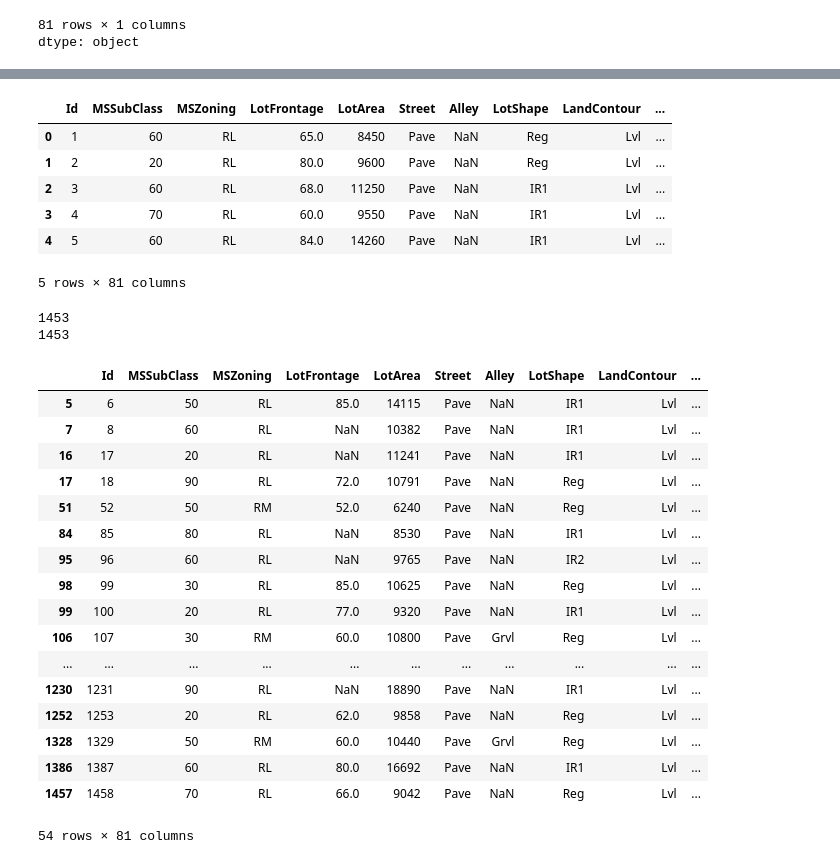
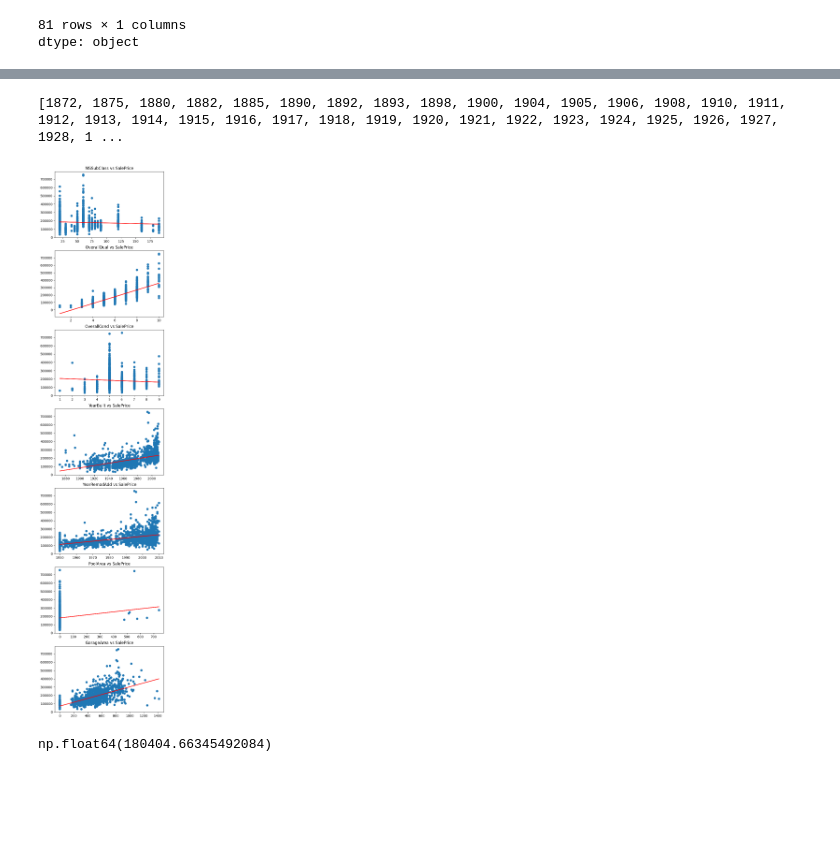
Before and after one commit to WasabiRamen/kaggle-study-house-prices, a Jupyter notebook: house_price.ipynb, the cells around one changed output, grey strips where cells are left out. Cells and saved outputs as stored; diff of their text form; code cells hidden in the pictures; blank space fills up the shorter version.

```diff
--- a/house_price.ipynb
+++ b/house_price.ipynb
@@ -81,41 +76,30 @@ Passing `palette` without assigning `hue` is deprecated and will be removed in v
+# %%
+print(sorted(train.YearBuilt.unique().tolist()))
+# %% [output]
+[1872, 1875, 1880, 1882, 1885, 1890, 1892, 1893, 1898, 1900, 1904, 1905, 1906, 1908, 1910, 1911, 1912, 1913, 1914, 1915, 1916, 1917, 1918, 1919, 1920, 1921, 1922, 1923, 1924, 1925, 1926, 1927, 1928, 1 ...
+# %%
+def viz_skatter(columns, target):
+  num_of_columns = len(columns)
+
+  fig, ax = plt.subplots(nrows=num_of_columns, ncols=1, figsize=(6, 30))
+
+  for i in range(num_of_columns):
+    # 그래프 그리기
+    ax[i].scatter(train[columns[i]], train[target])  # 산점도 찍기
+    m, b = np.polyfit(train[columns[i]], train[target], 1)  # 기울기(m)와 절편(b) 계산
+    ax[i].plot(train[columns[i]], m*train[columns[i]] + b, color='red')  # 회귀선 그리기
+
+    # 그 외것 설정하기
+    ax[i].set_title(f'{columns[i]} vs {target}')  # 타이틀 설정
+
+  plt.show()
+
+columns = ['MSSubClass','OverallQual', 'OverallCond', 'YearBuilt', 'YearRemodAdd', 'PoolArea', 'GarageArea']
+
+viz_skatter(columns, 'SalePrice')
+# %% [output]
+[figure, added]
 # %%
-train[(train.PoolArea == 0)].head(5)
+train[train['PoolArea'] == 0]['SalePrice'].mean()
 # %% [output]
-|  | Id | MSSubClass | MSZoning | LotFrontage | LotArea | Street | Alley | LotShape | LandContour | ... |
-| 0 | 1 | 60 | RL | 65.0 | 8450 | Pave | NaN | Reg | Lvl | ... |
-| 1 | 2 | 20 | RL | 80.0 | 9600 | Pave | NaN | Reg | Lvl | ... |
-| 2 | 3 | 60 | RL | 68.0 | 11250 | Pave | NaN | IR1 | Lvl | ... |
-| 3 | 4 | 70 | RL | 60.0 | 9550 | Pave | NaN | IR1 | Lvl | ... |
-| 4 | 5 | 60 | RL | 84.0 | 14260 | Pave | NaN | IR1 | Lvl | ... |
-5 rows × 81 columns
+np.float64(180404.66345492084)
-# %%
-print(f"""
-{len(train[train.PoolArea == 0])}
-{train.PoolQC.isnull().sum()}
-""")
-# %% [output]
-1453
-1453
-# %%
-train.fillna(np.nan)
-
-train[(train['MiscFeature'].isnull() == False)]
-# %% [output]
-|  | Id | MSSubClass | MSZoning | LotFrontage | LotArea | Street | Alley | LotShape | LandContour | ... |
-| 5 | 6 | 50 | RL | 85.0 | 14115 | Pave | NaN | IR1 | Lvl | ... |
-| 7 | 8 | 60 | RL | NaN | 10382 | Pave | NaN | IR1 | Lvl | ... |
-| 16 | 17 | 20 | RL | NaN | 11241 | Pave | NaN | IR1 | Lvl | ... |
-| 17 | 18 | 90 | RL | 72.0 | 10791 | Pave | NaN | Reg | Lvl | ... |
-| 51 | 52 | 50 | RM | 52.0 | 6240 | Pave | NaN | Reg | Lvl | ... |
-| 84 | 85 | 80 | RL | NaN | 8530 | Pave | NaN | IR1 | Lvl | ... |
-| 95 | 96 | 60 | RL | NaN | 9765 | Pave | NaN | IR2 | Lvl | ... |
-| 98 | 99 | 30 | RL | 85.0 | 10625 | Pave | NaN | Reg | Lvl | ... |
-| 99 | 100 | 20 | RL | 77.0 | 9320 | Pave | NaN | IR1 | Lvl | ... |
-| 106 | 107 | 30 | RM | 60.0 | 10800 | Pave | Grvl | Reg | Lvl | ... |
-| ... | ... | ... | ... | ... | ... | ... | ... | ... | ... | ... |
-| 1230 | 1231 | 90 | RL | NaN | 18890 | Pave | NaN | IR1 | Lvl | ... |
-| 1252 | 1253 | 20 | RL | 62.0 | 9858 | Pave | NaN | Reg | Lvl | ... |
-| 1328 | 1329 | 50 | RM | 60.0 | 10440 | Pave | Grvl | Reg | Lvl | ... |
-| 1386 | 1387 | 60 | RL | 80.0 | 16692 | Pave | NaN | IR1 | Lvl | ... |
-| 1457 | 1458 | 70 | RL | 66.0 | 9042 | Pave | NaN | Reg | Lvl | ... |
-54 rows × 81 columns
```
Also changed, not shown: parts of 11 cells of this notebook.
